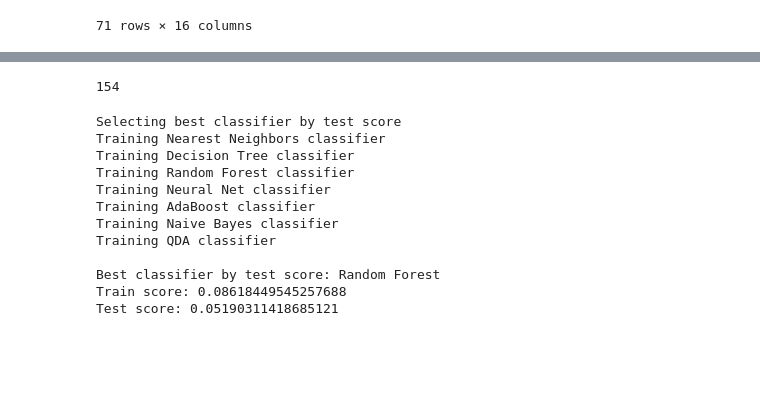
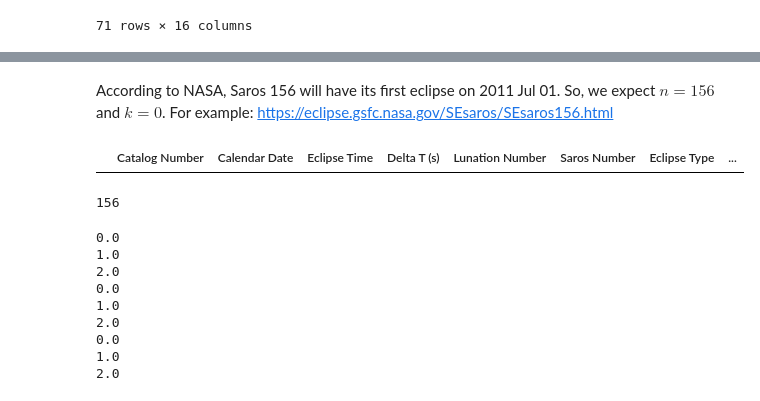
Before and after one commit to Kaahan/skep_project_s_final, a Jupyter notebook: eclipse/predict_eclipse.ipynb, the cells around one changed output, grey strips where cells are left out. Cells and saved outputs as stored; diff of their text form; code cells hidden in the pictures; blank space fills up the shorter version.

```diff
--- a/eclipse/predict_eclipse.ipynb
+++ b/eclipse/predict_eclipse.ipynb
@@ -536,4 +507,0 @@ data.tail(1)
-# %%
-predict_saros('2999 May 6', offset_to_saros_number)
-# %% [output]
-154
@@ -555,28 +508,29 @@ classifiers = dict(zip(names, classifiers))
-# %%
-print('Selecting best classifier by test score')
-best_clf = (None, None)
-best_test_score = float('-inf')
-for name, clf in classifiers.items():
-    print('Training %s classifier' % name)
-    clf.fit(X_train, y_train)
-    train_score = clf.score(X_train, y_train)
-    test_score = clf.score(X_test, y_test)
-    if test_score > best_test_score: # Select top-performing classifier by test score
-        best_clf = (name, clf)
-        best_test_score = test_score
-print('\nBest classifier by test score:', best_clf[0])
-print('Train score:', best_clf[1].score(X_train, y_train))
-print('Test score:', best_clf[1].score(X_test, y_test))
-# %% [output]
-Selecting best classifier by test score
-Training Nearest Neighbors classifier
-Training Decision Tree classifier
-Training Random Forest classifier
-Training Neural Net classifier
-Training AdaBoost classifier
-Training Naive Bayes classifier
-Training QDA classifier
-
-Best classifier by test score: Random Forest
-Train score: 0.08618449545257688
-Test score: 0.05190311418685121
+# %% [markdown]
+According to NASA, Saros 156 will have its first eclipse on 2011 Jul 01. So, we expect $n = 156$ and $k = 0$. For example: https://eclipse.gsfc.nasa.gov/SEsaros/SEsaros156.html
+# %%
+data.head(0)
+# %% [output]
+|  | Catalog Number | Calendar Date | Eclipse Time | Delta T (s) | Lunation Number | Saros Number | Eclipse Type | ... |
+# %%
+predict_saros('2011 July 1', offset_to_saros_number)
+# %% [output]
+156
+# %%
+def get_offset_in_saros(calendar_date):
+    julian_day = to_jd(calendar_date.split())
+    return ((julian_day - JD_OFFSET) // SAROS_LENGTH) % 3
+
+df = data[data['Saros Number'] == 118]
+
+for date in df['Calendar Date'].iloc[:9]:
+    print(get_offset_in_saros(date))
+# %% [output]
+0.0
+1.0
+2.0
+0.0
+1.0
+2.0
+0.0
+1.0
+2.0
```
Also changed, not shown: parts of 8 cells of this notebook.
